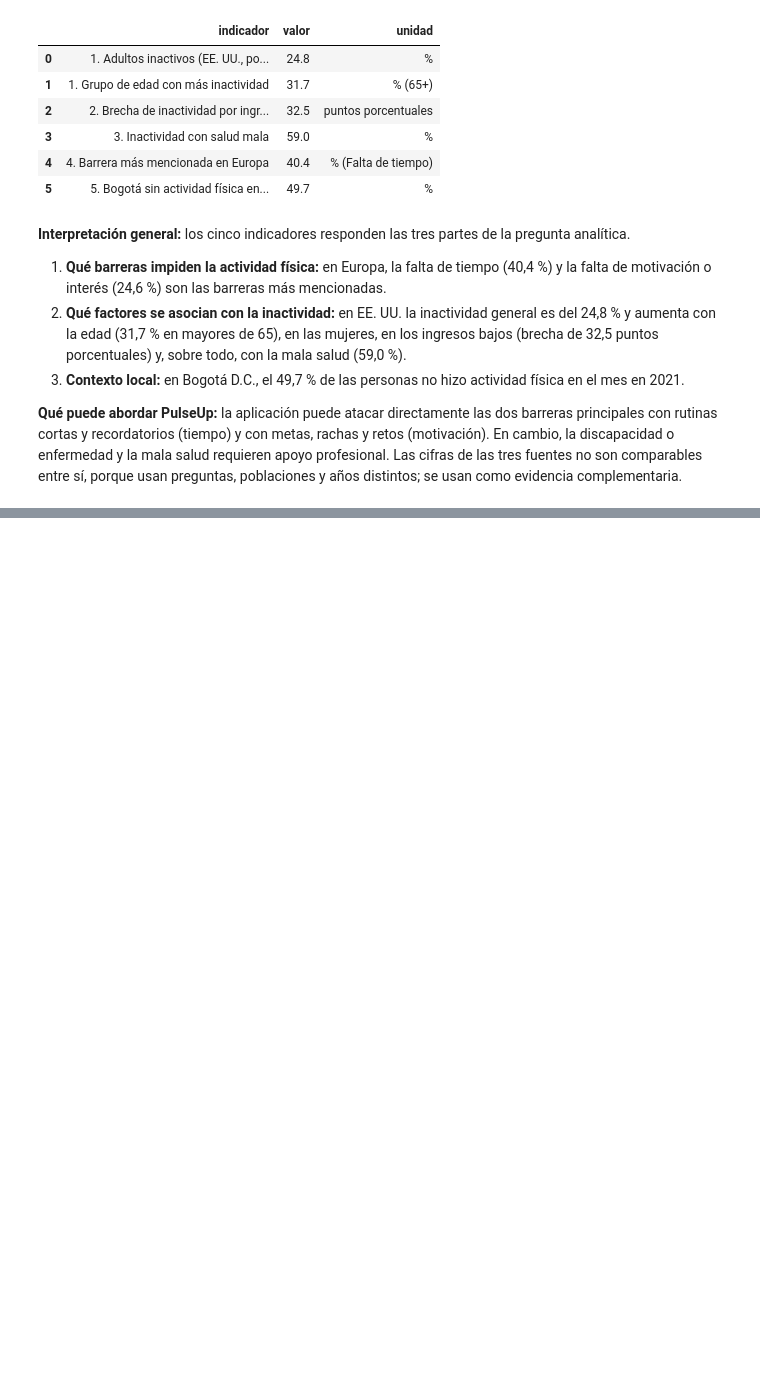
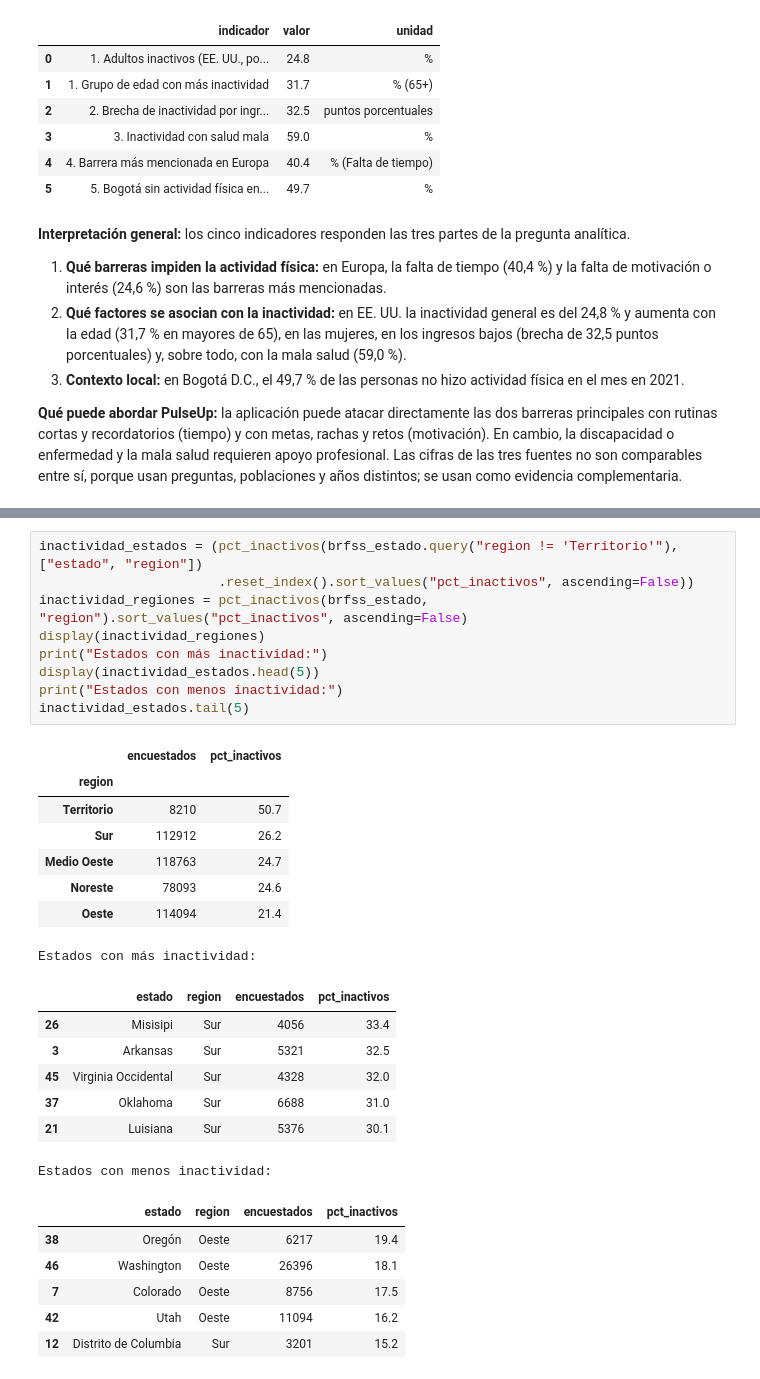
Before and after one commit to tihago1998/pulseup-ciencia-datos, a Jupyter notebook: notebooks/data_preparation.ipynb, the cells around one changed output, grey strips where cells are left out. Drawn from its saved outputs; the diff is of its cells as text; blank space fills up the shorter version.

```diff
--- a/notebooks/data_preparation.ipynb
+++ b/notebooks/data_preparation.ipynb
@@ -902,0 +955,31 @@ resumen_indicadores
+# %%
+inactividad_estados = (pct_inactivos(brfss_estado.query("region != 'Territorio'"), ["estado", "region"])
+                       .reset_index().sort_values("pct_inactivos", ascending=False))
+inactividad_regiones = pct_inactivos(brfss_estado, "region").sort_values("pct_inactivos", ascending=False)
+display(inactividad_regiones)
+print("Estados con más inactividad:")
+display(inactividad_estados.head(5))
+print("Estados con menos inactividad:")
+inactividad_estados.tail(5)
+# %% [output]
+|  | encuestados | pct_inactivos |
+| region |  |  |
+| Territorio | 8210 | 50.7 |
+| Sur | 112912 | 26.2 |
+| Medio Oeste | 118763 | 24.7 |
+| Noreste | 78093 | 24.6 |
+| Oeste | 114094 | 21.4 |
+Estados con más inactividad:
+|  | estado | region | encuestados | pct_inactivos |
+| 26 | Misisipi | Sur | 4056 | 33.4 |
+| 3 | Arkansas | Sur | 5321 | 32.5 |
+| 45 | Virginia Occidental | Sur | 4328 | 32.0 |
+| 37 | Oklahoma | Sur | 6688 | 31.0 |
+| 21 | Luisiana | Sur | 5376 | 30.1 |
+Estados con menos inactividad:
+|  | estado | region | encuestados | pct_inactivos |
+| 38 | Oregón | Oeste | 6217 | 19.4 |
+| 46 | Washington | Oeste | 26396 | 18.1 |
+| 7 | Colorado | Oeste | 8756 | 17.5 |
+| 42 | Utah | Oeste | 11094 | 16.2 |
+| 12 | Distrito de Columbia | Sur | 3201 | 15.2 |
```
Also changed, not shown: parts of 15 cells of this notebook, 5 other files.
